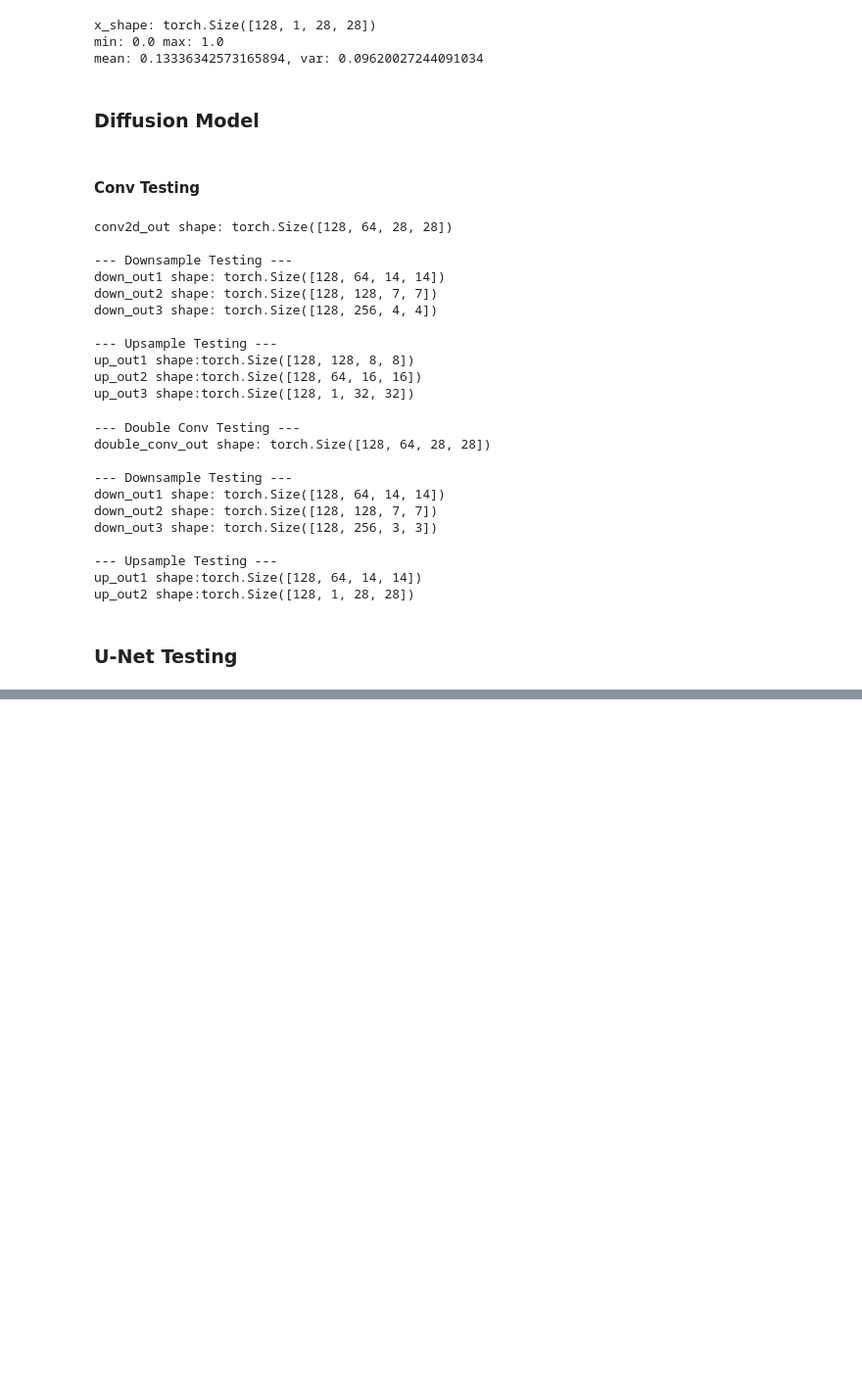
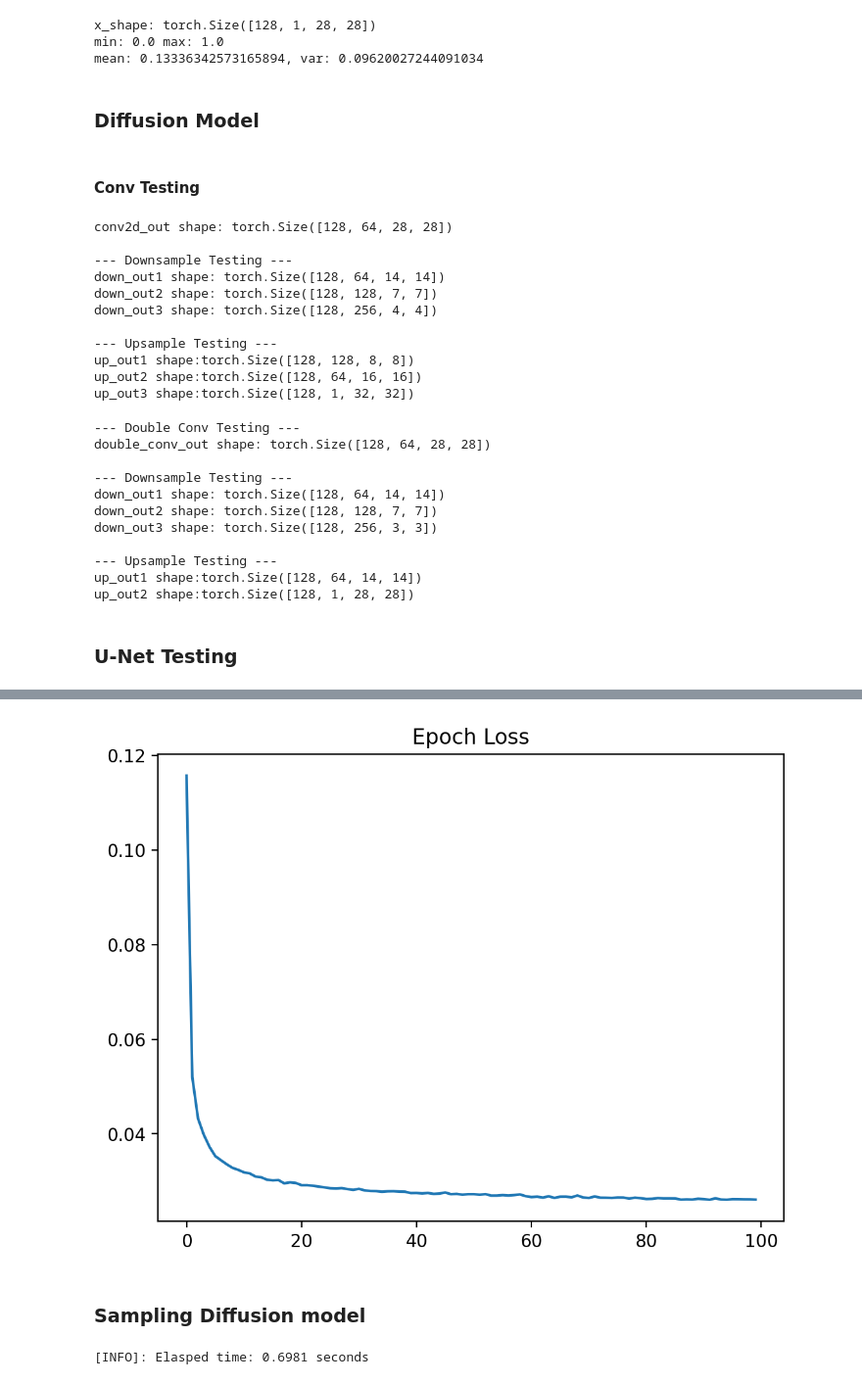
Before and after one commit to ThanhL/udlbook-learn, a Jupyter notebook: Notebooks/Chap18/diffusion/diffusion_mnist.ipynb, the cells around one changed output, grey strips where cells are left out. Shown at 98% size. Drawn from its saved outputs; the diff is of its cells as text; code cells hidden in the pictures; blank space fills up the shorter version.

Commit message:
Initial successful diffusion mnist

```diff
--- a/Notebooks/Chap18/diffusion/diffusion_mnist.ipynb
+++ b/Notebooks/Chap18/diffusion/diffusion_mnist.ipynb
@@ -442,7 +494,7 @@ noise_scheduler = DDPMScheduler(
 timesteps = torch.randint(
     0, noise_scheduler.config.num_train_timesteps,
     (BATCH_SIZE,), device=device
-).long().to(device=device)
+).to(device=device)
 
 # Pass through U-net
 # unet = UNet().to(device=device)
@@ -474,0 +564,38 @@ tensor([84, 72, 57, 94, 16, 89, 33,  8, 91, 27, 32, 22, 16,  4, 49, 83, 30, 18,
+# %%
+# -- Training
+losses = []
+for epoch in range(EPOCHS):  # Example: 10 epochs
+    print(f"Epoch {epoch+1}/{EPOCHS}")
+    epoch_loss = 0.0
+    pbar = tqdm(train_dataloader)
+    for i, (images, labels) in enumerate(pbar):
+        images = images.to(device)
+
+        # sample a diffusion iteration for each data point
+        timesteps = torch.randint(
+            0, noise_scheduler.config.num_train_timesteps,
+            (images.shape[0],), device=device
+        ).to(device=device)
+
+        # sample noise to add to image
+        noise = torch.randn(images.shape, device=device)
+
+        # add noise to the clean images according to the noise magnitude at each diffusion iteration
+        # (this is the forward diffusion process)
+        noisy_image = noise_scheduler.add_noise(
+            images, noise, timesteps)
+
+        # predict noise
+        predicted_noise = model(sample=noisy_image, timestep=timesteps)
+        loss = criterion(predicted_noise, noise)
+
+        # Optimizer step
+        optimizer.zero_grad()
+        loss.backward()
+        optimizer.step()
+
+        pbar.set_postfix(MSE=loss.item())
+        epoch_loss += loss.item()
+
+    epoch_loss /= len(train_dataloader)
+    losses.append(epoch_loss)
@@ -474,0 +616,4 @@ tensor([84, 72, 57, 94, 16, 89, 33,  8, 91, 27, 32, 22, 16,  4, 49, 83, 30, 18,
+# %%
+plt.plot(losses)
+plt.title("Epoch Loss")
+# %% [output]
@@ -474,0 +621,33 @@ tensor([84, 72, 57, 94, 16, 89, 33,  8, 91, 27, 32, 22, 16,  4, 49, 83, 30, 18,
+[figure, added]
+# %% [markdown]
+### Sampling Diffusion model
+# %%
+import time
+
+# Initial noisy image
+nimage = torch.randn((1, 1, 28, 28)).to(device)
+
+# init scheduler
+noise_scheduler.set_timesteps(num_diffusion_iters)
+
+# run everything in inference mode
+start_time = time.time()
+model.eval()
+
+for k in noise_scheduler.timesteps:
+    # predict noise
+    noise_pred = model(
+        sample=nimage,
+        timestep=k,
+    )
+
+    # inverse diffusion step (remove noise)
+    nimage = noise_scheduler.step(
+        model_output=noise_pred,
+        timestep=k,
+        sample=nimage
+    ).prev_sample
+
+print(f"[INFO]: Elasped time: {time.time() - start_time:.4f} seconds")
+# %% [output]
+[INFO]: Elasped time: 0.6981 seconds
```
Also changed, not shown: parts of 8 cells of this notebook.
